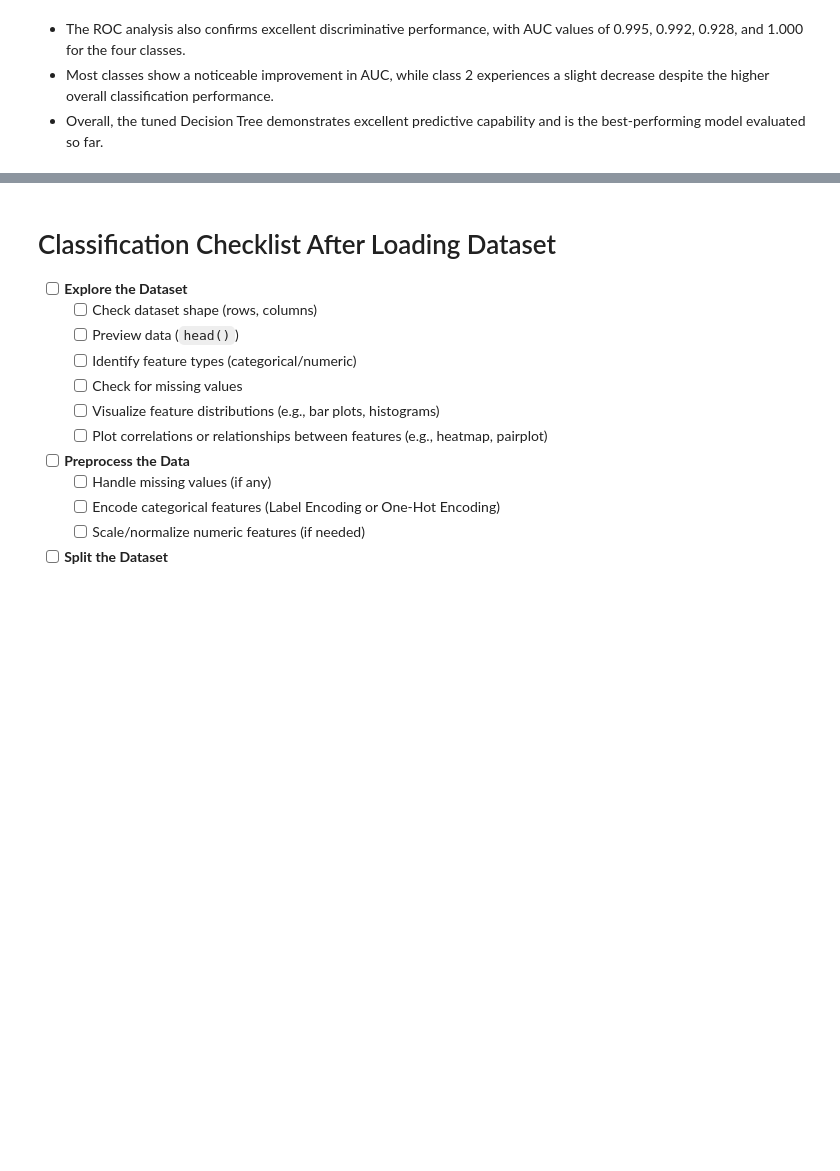
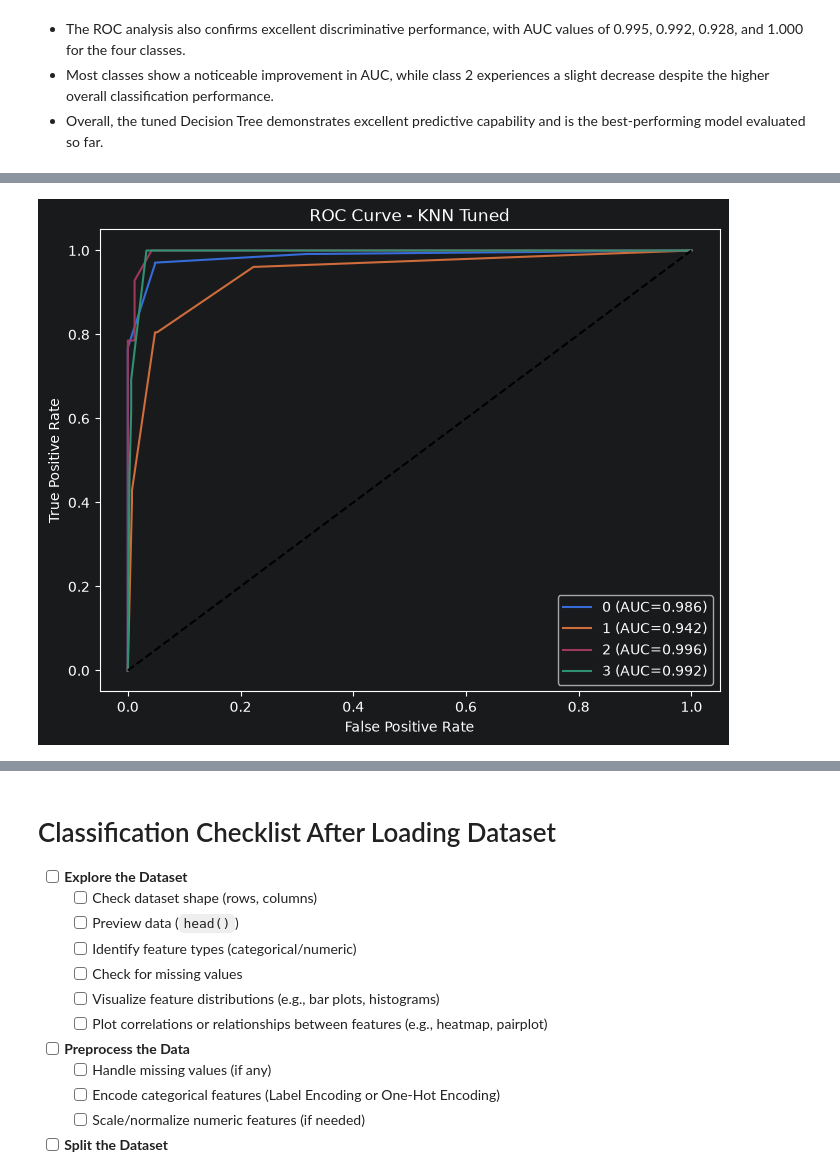
Before and after one commit to kovexison/Practica-AI, a Jupyter notebook: 02-ML-Classification/cars_acceptability_classification.ipynb, the cells around one changed output, grey strips where cells are left out. Cells and saved outputs as stored; diff of their text form; code cells hidden in the pictures; blank space fills up the shorter version.

```diff
--- a/02-ML-Classification/cars_acceptability_classification.ipynb
+++ b/02-ML-Classification/cars_acceptability_classification.ipynb
@@ -845,0 +930,4 @@ plot_roc(decision_tree_CV,X_test_prepared,y_test,"Decision Tree Tuned")
+# %%
+plot_roc(knn_CV,X_test_prepared,y_test,"KNN Tuned")
+# %% [output]
+[figure, added]
```
Also changed, not shown: parts of 24 cells of this notebook.
